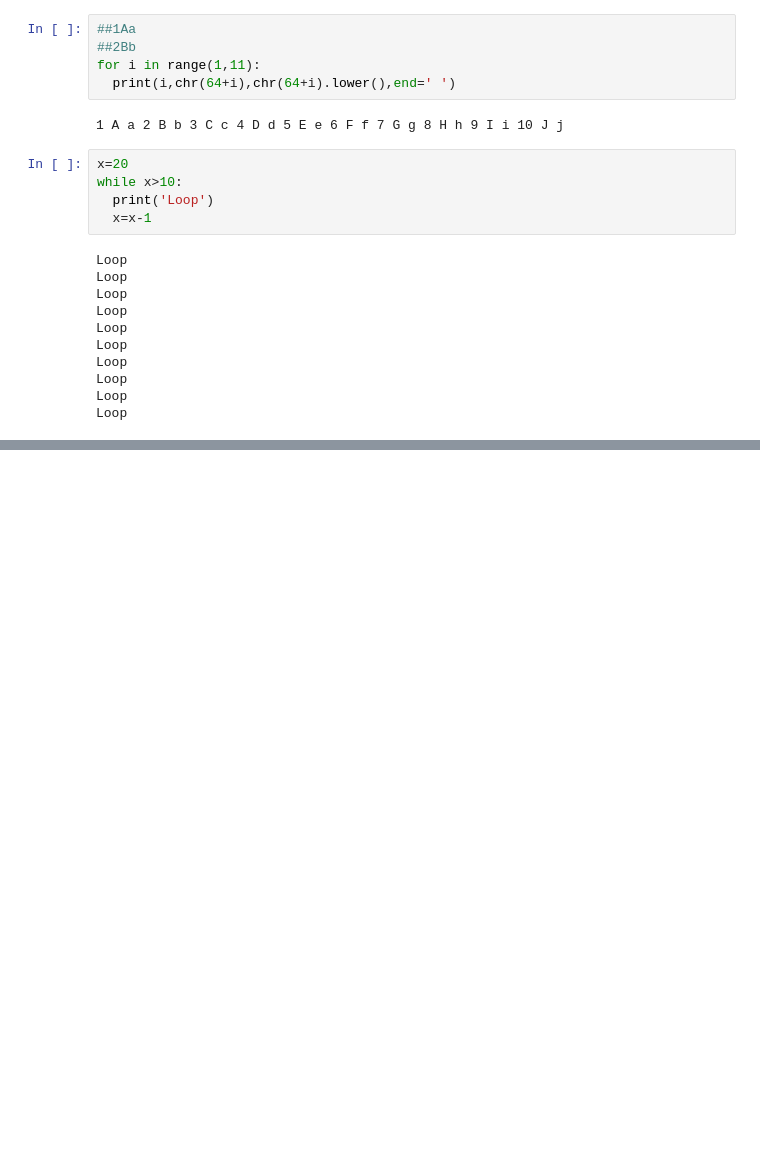
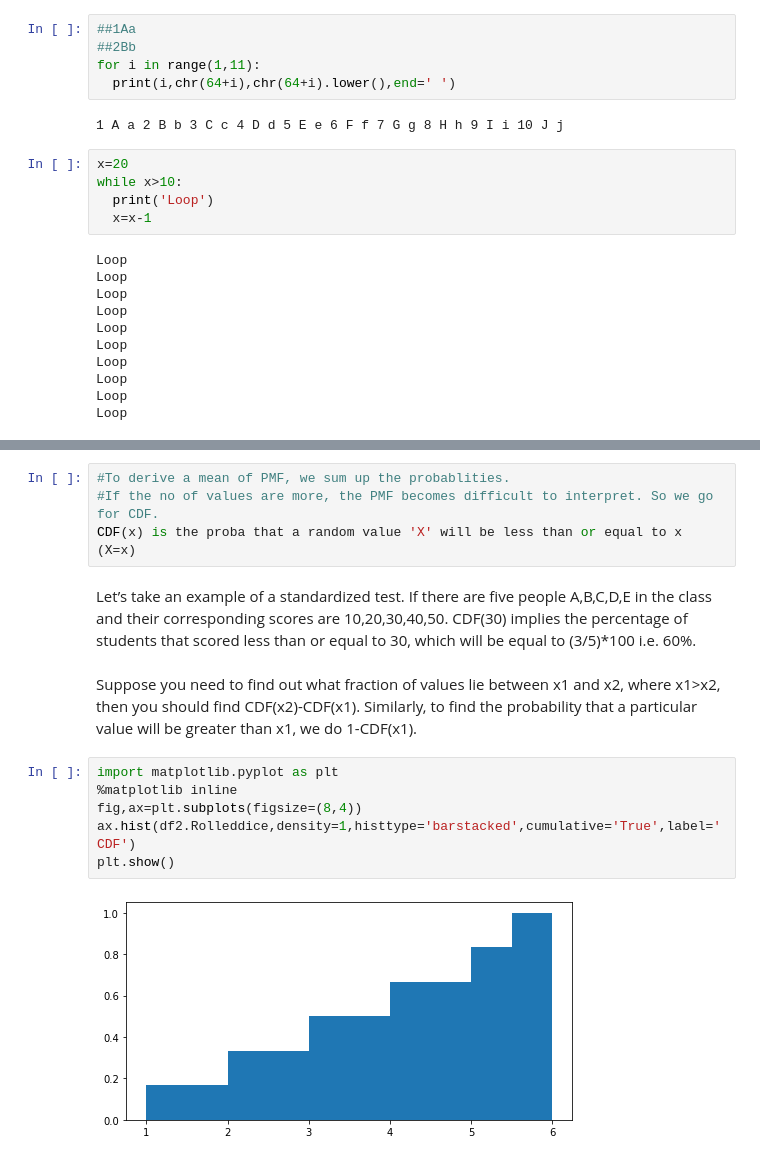
Before and after one commit to abhi-lejon/Machine-learning, a Jupyter notebook: Python_programming.ipynb, the cells around one changed output, grey strips where cells are left out. Saved outputs shown, nothing was run; the diff lists cells and outputs as text; blank space fills up the shorter version.

```diff
--- a/Python_programming.ipynb
+++ b/Python_programming.ipynb
@@ -972,0 +1654,17 @@ print(a)
+# %%
+#To derive a mean of PMF, we sum up the probablities.
+#If the no of values are more, the PMF becomes difficult to interpret. So we go for CDF.
+CDF(x) is the proba that a random value 'X' will be less than or equal to x (X=x)
+# %% [markdown]
+Let’s take an example of a standardized test. If there are five people A,B,C,D,E in the class and their corresponding scores are 10,20,30,40,50. CDF(30) implies the percentage of students that scored less than or equal to 30, which will be equal to (3/5)*100 i.e. 60%.
+# %% [markdown]
+Suppose you need to find out what fraction of values lie between x1 and x2, where x1>x2, then you should find CDF(x2)-CDF(x1).
+Similarly, to find the probability that a particular value will be greater than x1, we do 1-CDF(x1).
+# %%
+import matplotlib.pyplot as plt
+%matplotlib inline
+fig,ax=plt.subplots(figsize=(8,4))
+ax.hist(df2.Rolleddice,density=1,histtype='barstacked',cumulative='True',label='CDF')
+plt.show()
+# %% [output]
+[figure, added]
```
Also changed, not shown: parts of 191 cells of this notebook.
